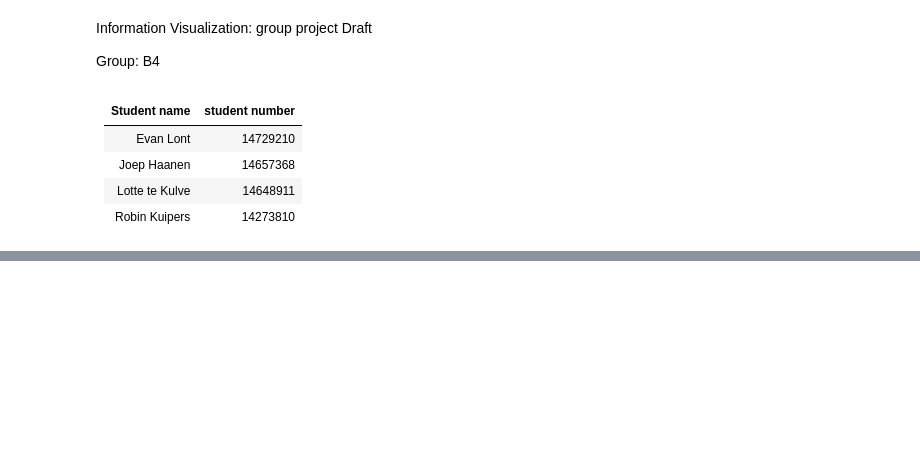
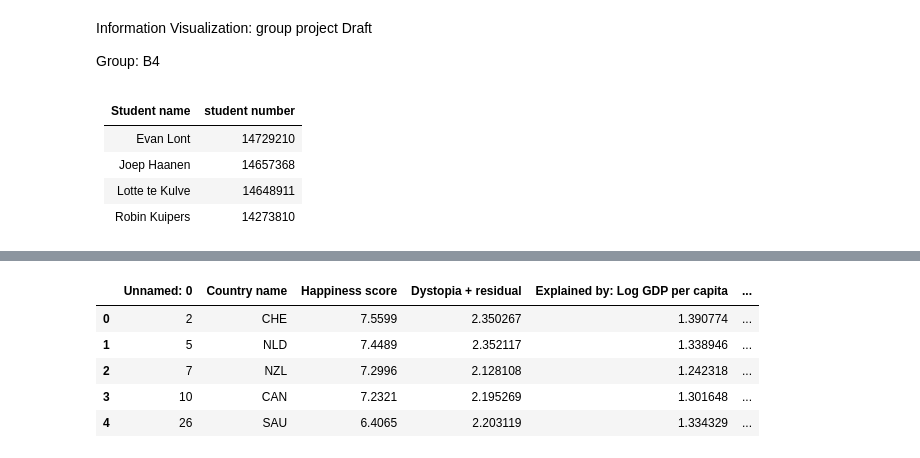
Before and after one commit to rxbinashley/infovisb4, a Jupyter notebook: _sources/docs/draft.ipynb, the cells around one changed output, grey strips where cells are left out. Cells and saved outputs as stored; diff of their text form; code cells hidden in the pictures; blank space fills up the shorter version.

```diff
--- a/_sources/docs/draft.ipynb
+++ b/_sources/docs/draft.ipynb
@@ -126,0 +99,10 @@ Based on the discussions we had, we:
+# %%
+happiness_2020 = pd.read_csv('happiness_2020-def.csv')
+pd.DataFrame.head(happiness_2020, n=5)
+# %% [output]
+|  | Unnamed: 0 | Country name | Happiness score | Dystopia + residual | Explained by: Log GDP per capita | ... |
+| 0 | 2 | CHE | 7.5599 | 2.350267 | 1.390774 | ... |
+| 1 | 5 | NLD | 7.4489 | 2.352117 | 1.338946 | ... |
+| 2 | 7 | NZL | 7.2996 | 2.128108 | 1.242318 | ... |
+| 3 | 10 | CAN | 7.2321 | 2.195269 | 1.301648 | ... |
+| 4 | 26 | SAU | 6.4065 | 2.203119 | 1.334329 | ... |
```
Also changed, not shown: parts of 52 cells of this notebook, 8 other files.
